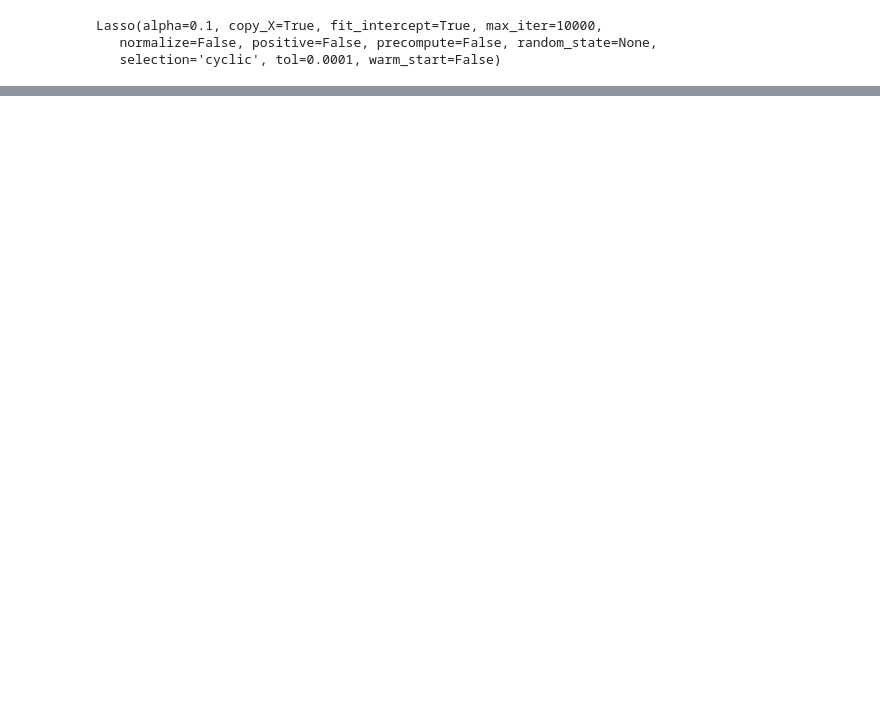
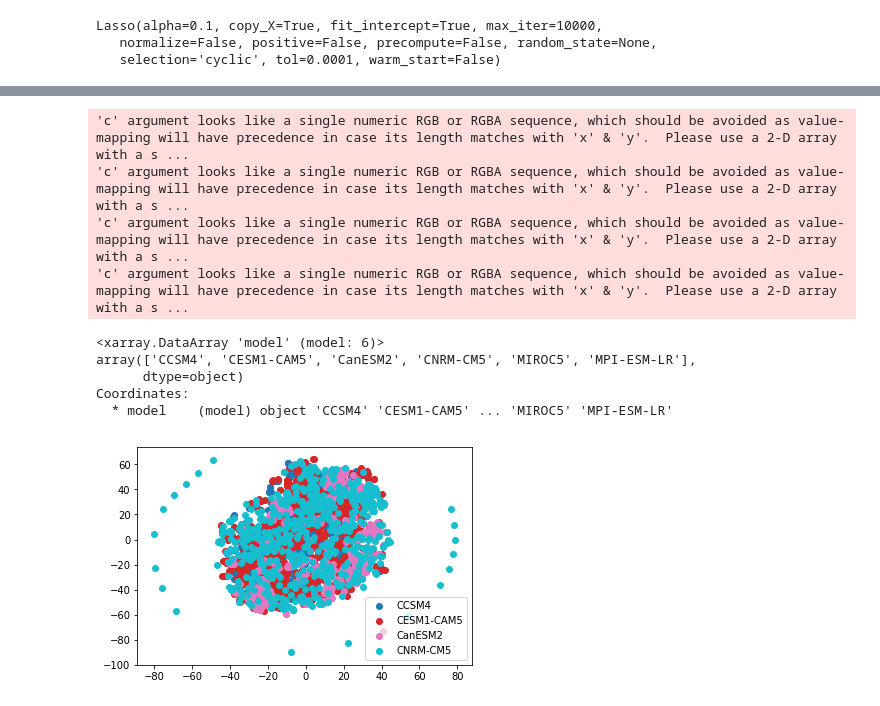
Before and after one commit to bgroenks96/cmip-embeddings, a Jupyter notebook: shallow_embeddings_cmip.ipynb, the cells around one changed output, grey strips where cells are left out. Cells and saved outputs as stored; diff of their text form; code cells hidden in the pictures; blank space fills up the shorter version.

```diff
--- a/shallow_embeddings_cmip.ipynb
+++ b/shallow_embeddings_cmip.ipynb
@@ -111,0 +193,35 @@ plt.imshow(X_inv[0].reshape((72,144)), origin='lower')
+# %%
+from sklearn.manifold import TSNE
+
+umap = UMAP(n_neighbors=10, min_dist=0.9)
+timesteps = 360
+X_pca_umap = umap.fit_transform(X_pca[:timesteps*N_models])
+# %%
+tsne = TSNE(perplexity=10, learning_rate=50)
+X_pca_tsne = tsne.fit_transform(X_pca[:timesteps*N_models])
+# %%
+print(model_names)
+ccsm4_timesteps = [i for i in range(0, timesteps*N_models, 4)]
+cesm_timesteps = [i for i in range(1, timesteps*N_models, 4)]
+canesm_timesteps = [i for i in range(2, timesteps*N_models, 4)]
+cnrm_timesteps = [i for i in range(3, timesteps*N_models, 4)]
+cmap = cm.get_cmap('tab10')
+colors = [cmap(x) for x in np.linspace(0, 1, 4)]
+X_target = X_pca_tsne
+plt.scatter(X_target[ccsm4_timesteps,0], X_target[ccsm4_timesteps,1], c=colors[0])
+plt.scatter(X_target[cesm_timesteps,0], X_target[cesm_timesteps,1], c=colors[1])
+plt.scatter(X_target[canesm_timesteps,0], X_target[canesm_timesteps,1], c=colors[2])
+plt.scatter(X_target[cnrm_timesteps,0], X_target[cnrm_timesteps,1], c=colors[3])
+plt.legend(['CCSM4','CESM1-CAM5','CanESM2','CNRM-CM5'])
+plt.show()
+# %% [output]
+'c' argument looks like a single numeric RGB or RGBA sequence, which should be avoided as value-mapping will have precedence in case its length matches with 'x' & 'y'.  Please use a 2-D array with a s ...
+'c' argument looks like a single numeric RGB or RGBA sequence, which should be avoided as value-mapping will have precedence in case its length matches with 'x' & 'y'.  Please use a 2-D array with a s ...
+'c' argument looks like a single numeric RGB or RGBA sequence, which should be avoided as value-mapping will have precedence in case its length matches with 'x' & 'y'.  Please use a 2-D array with a s ...
+'c' argument looks like a single numeric RGB or RGBA sequence, which should be avoided as value-mapping will have precedence in case its length matches with 'x' & 'y'.  Please use a 2-D array with a s ...
+<xarray.DataArray 'model' (model: 6)>
+array(['CCSM4', 'CESM1-CAM5', 'CanESM2', 'CNRM-CM5', 'MIROC5', 'MPI-ESM-LR'],
+      dtype=object)
+Coordinates:
+  * model    (model) object 'CCSM4' 'CESM1-CAM5' ... 'MIROC5' 'MPI-ESM-LR'
+[figure, added]
```
Also changed, not shown: parts of 17 cells of this notebook, 1 other file.
